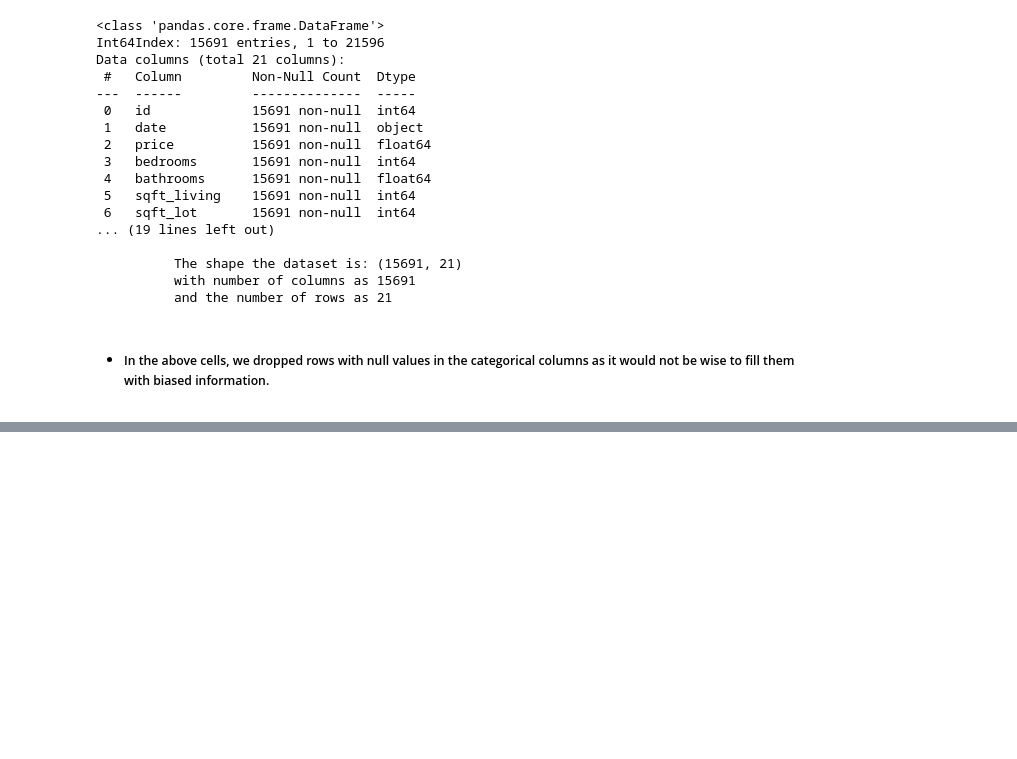
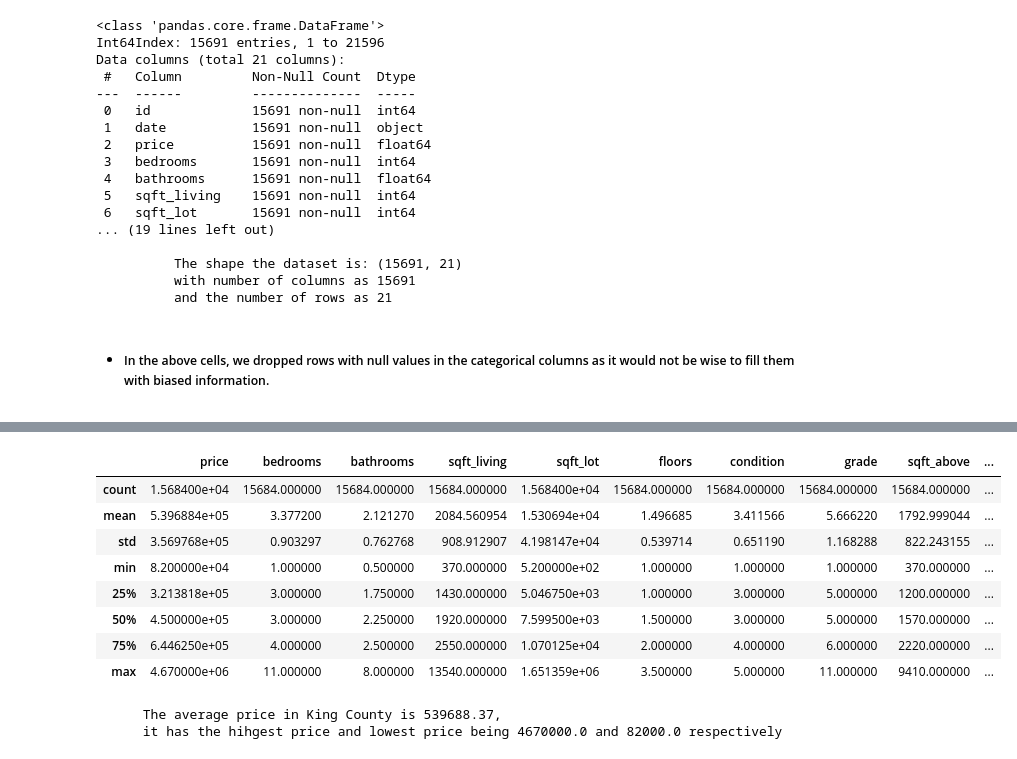
Before and after one commit to learn-co-curriculum/dsc-phase-2-project-v2-3, a Jupyter notebook: student.ipynb, the cells around one changed output, grey strips where cells are left out. Saved outputs shown, nothing was run; the diff lists cells and outputs as text; code cells hidden in the pictures; blank space fills up the shorter version.

```diff
--- a/student.ipynb
+++ b/student.ipynb
@@ -288,0 +472,22 @@ Data columns (total 21 columns):
+# %%
+# Getting descriptive statistics on our dataset
+df.describe()
+# %% [output]
+|  | price | bedrooms | bathrooms | sqft_living | sqft_lot | floors | condition | grade | sqft_above | ... |
+| count | 1.568400e+04 | 15684.000000 | 15684.000000 | 15684.000000 | 1.568400e+04 | 15684.000000 | 15684.000000 | 15684.000000 | 15684.000000 | ... |
+| mean | 5.396884e+05 | 3.377200 | 2.121270 | 2084.560954 | 1.530694e+04 | 1.496685 | 3.411566 | 5.666220 | 1792.999044 | ... |
+| std | 3.569768e+05 | 0.903297 | 0.762768 | 908.912907 | 4.198147e+04 | 0.539714 | 0.651190 | 1.168288 | 822.243155 | ... |
+| min | 8.200000e+04 | 1.000000 | 0.500000 | 370.000000 | 5.200000e+02 | 1.000000 | 1.000000 | 1.000000 | 370.000000 | ... |
+| 25% | 3.213818e+05 | 3.000000 | 1.750000 | 1430.000000 | 5.046750e+03 | 1.000000 | 3.000000 | 5.000000 | 1200.000000 | ... |
+| 50% | 4.500000e+05 | 3.000000 | 2.250000 | 1920.000000 | 7.599500e+03 | 1.500000 | 3.000000 | 5.000000 | 1570.000000 | ... |
+| 75% | 6.446250e+05 | 4.000000 | 2.500000 | 2550.000000 | 1.070125e+04 | 2.000000 | 4.000000 | 6.000000 | 2220.000000 | ... |
+| max | 4.670000e+06 | 11.000000 | 8.000000 | 13540.000000 | 1.651359e+06 | 3.500000 | 5.000000 | 11.000000 | 9410.000000 | ... |
+# %%
+# Sowcasing the maximum, average and minimum market prices
+print(f"""
+      The average price in King County is {round(df.price.mean(), 2)},
+      it has the hihgest price and lowest price being {round(df.price.max())} and {round(df.price.min())} respectively
+      """)
+# %% [output]
+      The average price in King County is 539688.37,
+      it has the hihgest price and lowest price being 4670000.0 and 82000.0 respectively
```
Also changed, not shown: parts of 30 cells of this notebook.
